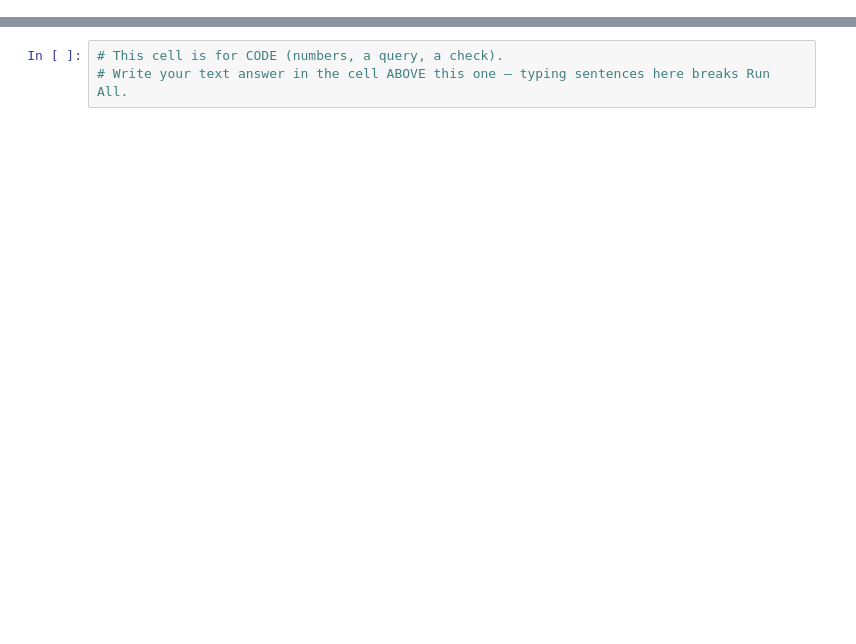
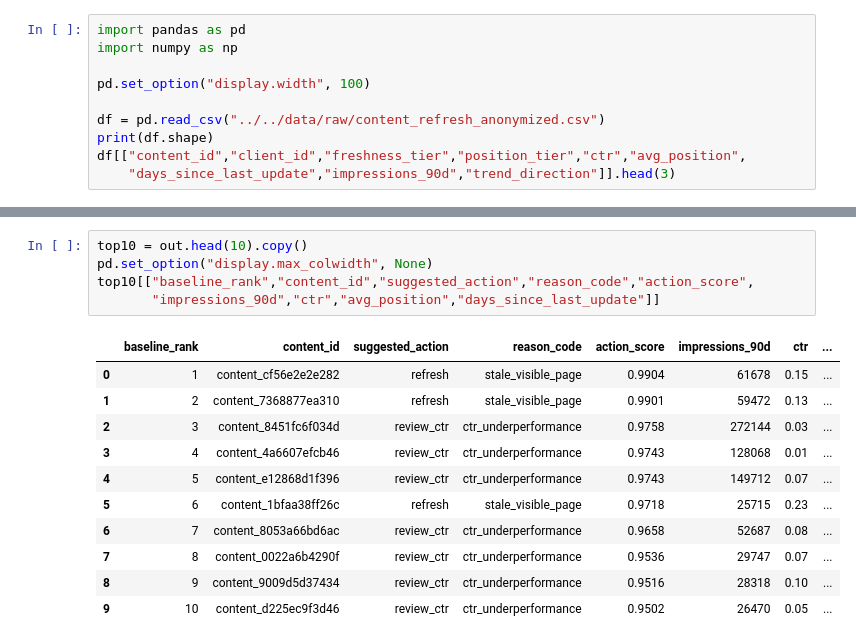
Before and after one commit to Arryan-56/flyrank-ml-internship, a Jupyter notebook: work/notebooks/w04_baseline_score.ipynb, the cells around one changed output, grey strips where cells are left out. Drawn from its saved outputs; the diff is of its cells as text; blank space fills up the shorter version.

```diff
--- a/work/notebooks/w04_baseline_score.ipynb
+++ b/work/notebooks/w04_baseline_score.ipynb
@@ -22,0 +15,10 @@ This skeleton is yours to fill. Work the sections **in order** — each one has
+# %%
+import pandas as pd
+import numpy as np
+
+pd.set_option("display.width", 100)
+
+df = pd.read_csv("../../data/raw/content_refresh_anonymized.csv")
+print(df.shape)
+df[["content_id","client_id","freshness_tier","position_tier","ctr","avg_position",
+    "days_since_last_update","impressions_90d","trend_direction"]].head(3)
@@ -34,3 +232,17 @@ This skeleton is yours to fill. Work the sections **in order** — each one has
-# %%
-# This cell is for CODE (numbers, a query, a check).
-# Write your text answer in the cell ABOVE this one — typing sentences here breaks Run All.
+# %%
+top10 = out.head(10).copy()
+pd.set_option("display.max_colwidth", None)
+top10[["baseline_rank","content_id","suggested_action","reason_code","action_score",
+       "impressions_90d","ctr","avg_position","days_since_last_update"]]
+# %% [output]
+|  | baseline_rank | content_id | suggested_action | reason_code | action_score | impressions_90d | ctr | ... |
+| 0 | 1 | content_cf56e2e2e282 | refresh | stale_visible_page | 0.9904 | 61678 | 0.15 | ... |
+| 1 | 2 | content_7368877ea310 | refresh | stale_visible_page | 0.9901 | 59472 | 0.13 | ... |
+| 2 | 3 | content_8451fc6f034d | review_ctr | ctr_underperformance | 0.9758 | 272144 | 0.03 | ... |
+| 3 | 4 | content_4a6607efcb46 | review_ctr | ctr_underperformance | 0.9743 | 128068 | 0.01 | ... |
+| 4 | 5 | content_e12868d1f396 | review_ctr | ctr_underperformance | 0.9743 | 149712 | 0.07 | ... |
+| 5 | 6 | content_1bfaa38ff26c | refresh | stale_visible_page | 0.9718 | 25715 | 0.23 | ... |
+| 6 | 7 | content_8053a66bd6ac | review_ctr | ctr_underperformance | 0.9658 | 52687 | 0.08 | ... |
+| 7 | 8 | content_0022a6b4290f | review_ctr | ctr_underperformance | 0.9536 | 29747 | 0.07 | ... |
+| 8 | 9 | content_9009d5d37434 | review_ctr | ctr_underperformance | 0.9516 | 28318 | 0.10 | ... |
+| 9 | 10 | content_d225ec9f3d46 | review_ctr | ctr_underperformance | 0.9502 | 26470 | 0.05 | ... |
```
Also changed, not shown: parts of 20 cells of this notebook.
